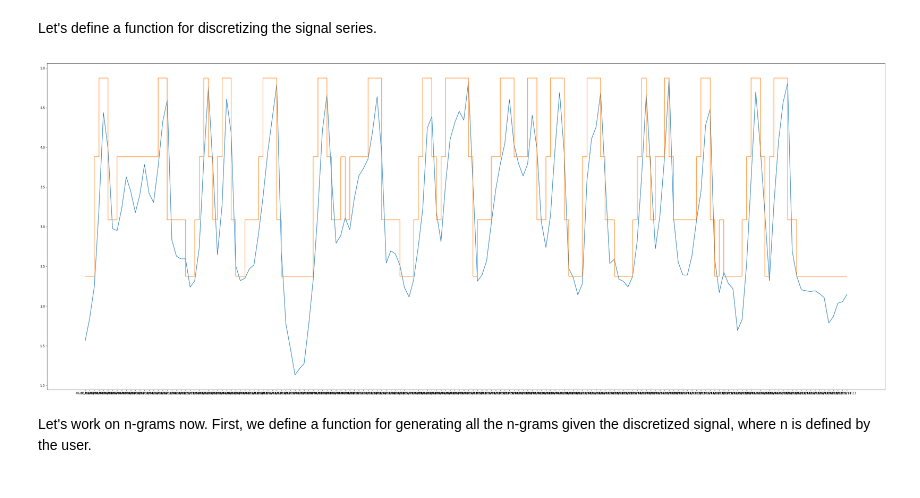
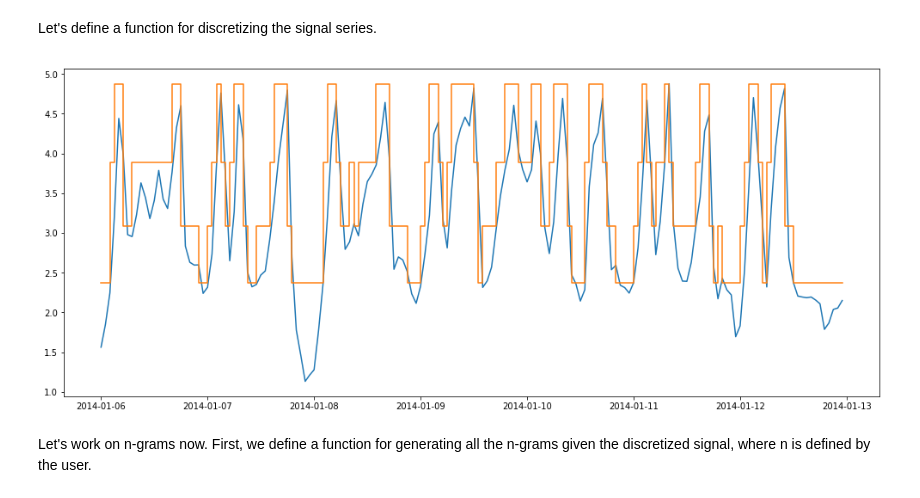
Before and after one commit to benhe119/Cyber-data-analytics_TUDelft, a Jupyter notebook: lab2/notebooks/Discrete Models Task.ipynb, the cells around one changed output. Saved outputs shown, nothing was run; the diff lists cells and outputs as text; code cells hidden in the pictures.

```diff
--- a/lab2/notebooks/Discrete Models Task.ipynb
+++ b/lab2/notebooks/Discrete Models Task.ipynb
@@ -5,9 +5,11 @@ import matplotlib.pyplot as plt
 # %% [markdown]
 Read the dataset and select the signal we are interested in.
 # %%
-#data_train1 = pd.read_csv('.//data//trn_set_1.csv', parse_dates=['DATETIME'], index_col = ['DATETIME'], dayfirst=True)
-data_train1 = pd.read_csv('.//data//trn_set_1.csv')
+file_name = "trn_set_1"
+DATA_PATH = r"C:../data/{}.csv".format(file_name)
+
+data_train1 = pd.read_csv(DATA_PATH, parse_dates=['DATETIME'], index_col = ['DATETIME'], dayfirst=True)
 print(data_train1.columns)
-series = pd.Series(data_train1['L_T7'])
-signal = series.values
+signal = pd.Series(data_train1['L_T7'], data_train1.index)
+signal.head()
 # %% [output]
@@ -21,25 +30,27 @@ Index(['DATETIME', 'L_T1', 'L_T2', 'L_T3', 'L_T4', 'L_T5', 'L_T6', 'L_T7',
 # %% [markdown]
 Let's define a function for discretizing the signal series.
 # %%
-def discretize_signal(signal):
-    discrete_signal_bins = pd.qcut(signal, 4, retbins=True)
+def discretize_signal(signal, n_bins):
+    discrete_signal_bins = pd.qcut(signal, n_bins, retbins=True)
     discrete_signal = []
     for discr_bin in discrete_signal_bins[0]:
         discrete_signal.append(discr_bin.right)
     return discrete_signal
 # %%
-def plot_discrete(x,signal,window):
+def plot_discrete(x,signal,window, n_bins):
     x = x[:window]
     signal_continuous = signal[:window]
-    signal_discretized = discretize_signal(signal_continuous)
-    fig, ax = plt.subplots(figsize=(50, 20))
+    signal_discretized = discretize_signal(signal_continuous, n_bins)
+    fig, ax = plt.subplots(figsize=(17, 7))
     plt.plot(x,signal_continuous)
     plt.step(x,signal_discretized)
     plt.show()
-# %%
-plot_discrete(data_train1['DATETIME'], signal, 168)
-# %% [output]
-[figure, removed]
+# %%
+n_bins = 4
+n_hours = 24*7
+plot_discrete(data_train1.index, signal, n_hours, n_bins)
+# %% [output]
+[figure, added]
 # %% [markdown]
 Let's work on n-grams now.
 First, we define a function for generating all the n-grams given the discretized signal, where n is defined by the user.
```
Also changed, not shown: parts of 10 cells of this notebook.
